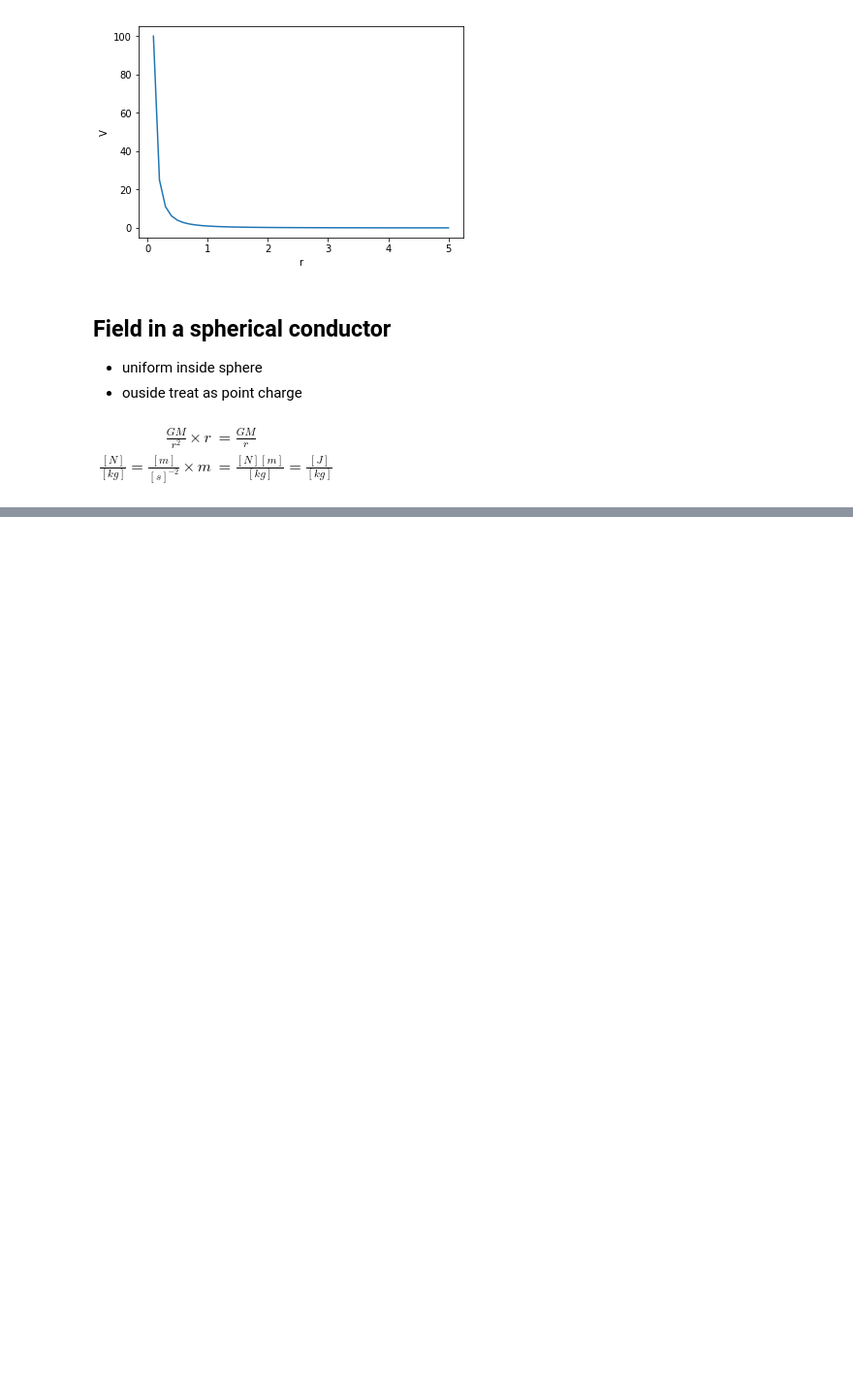
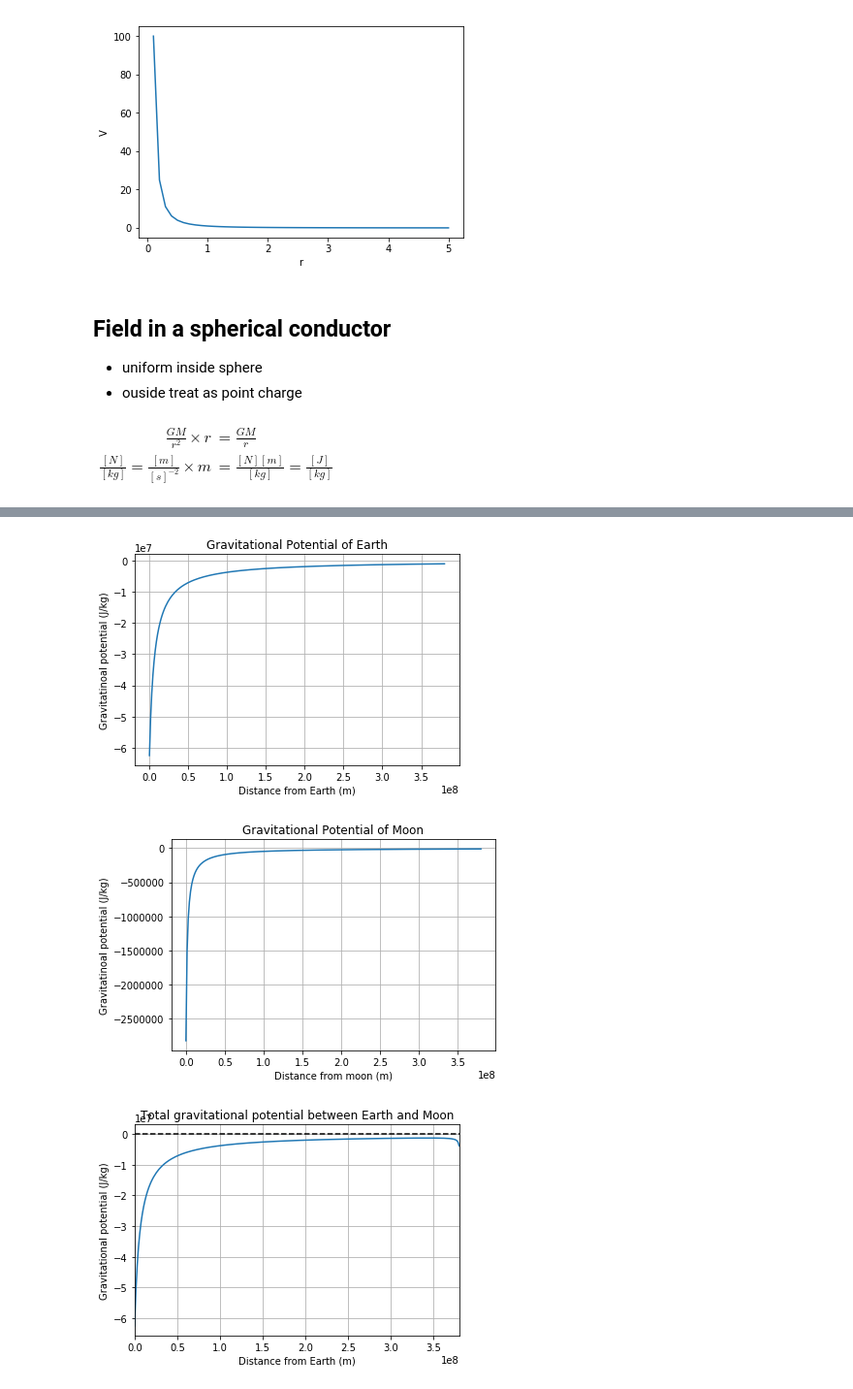
Before and after one commit to Pyxidatol-C/IB, a Jupyter notebook: 1BI/PHY/10-fields.ipynb, the cells around one changed output, grey strips where cells are left out. Shown: that part at 97% size. Saved outputs shown, nothing was run; the diff lists cells and outputs as text; code cells hidden in the pictures; blank space fills up the shorter version.

```diff
--- a/1BI/PHY/10-fields.ipynb
+++ b/1BI/PHY/10-fields.ipynb
@@ -190,0 +199,38 @@ $\begin{aligned}
+# %%
+import numpy as np
+import matplotlib.pyplot as plt
+%matplotlib inline
+
+G = 6.67e-11
+m_earth = 5.97e24  # kg
+m_moon = 7.35e22  # kg
+r_earth = 6_371_000  # m
+r_moon = 1_737_000  # m
+r = np.linspace(0, 380_000_000, 256)
+
+plt.figure()
+plt.plot(r, -G * m_earth / (r + r_earth))
+plt.grid()
+plt.title("Gravitational Potential of Earth")
+plt.xlabel("Distance from Earth (m)")
+plt.ylabel("Gravitatinoal potential (J/kg)")
+
+plt.figure()
+plt.plot(r, -G * m_moon / (r + r_moon))
+plt.grid()
+plt.title("Gravitational Potential of Moon")
+plt.xlabel("Distance from moon (m)")
+plt.ylabel("Gravitatinoal potential (J/kg)")
+
+plt.figure()
+plt.plot(r, -np.abs(-G * m_earth / (r + r_earth) - G * m_moon / (r[::-1] + r_moon)))
+plt.hlines(y = 0, xmin=0, xmax=max(r), linestyles='--')
+plt.xlim(0, max(r))
+plt.grid()
+plt.title("Total gravitational potential between Earth and Moon")
+plt.xlabel("Distance from Earth (m)")
+plt.ylabel("Gravitational potential (J/kg)");
+# %% [output]
+[figure, added]
+[figure, added]
+[figure, added]
```
Also changed, not shown: parts of 3 cells of this notebook.
